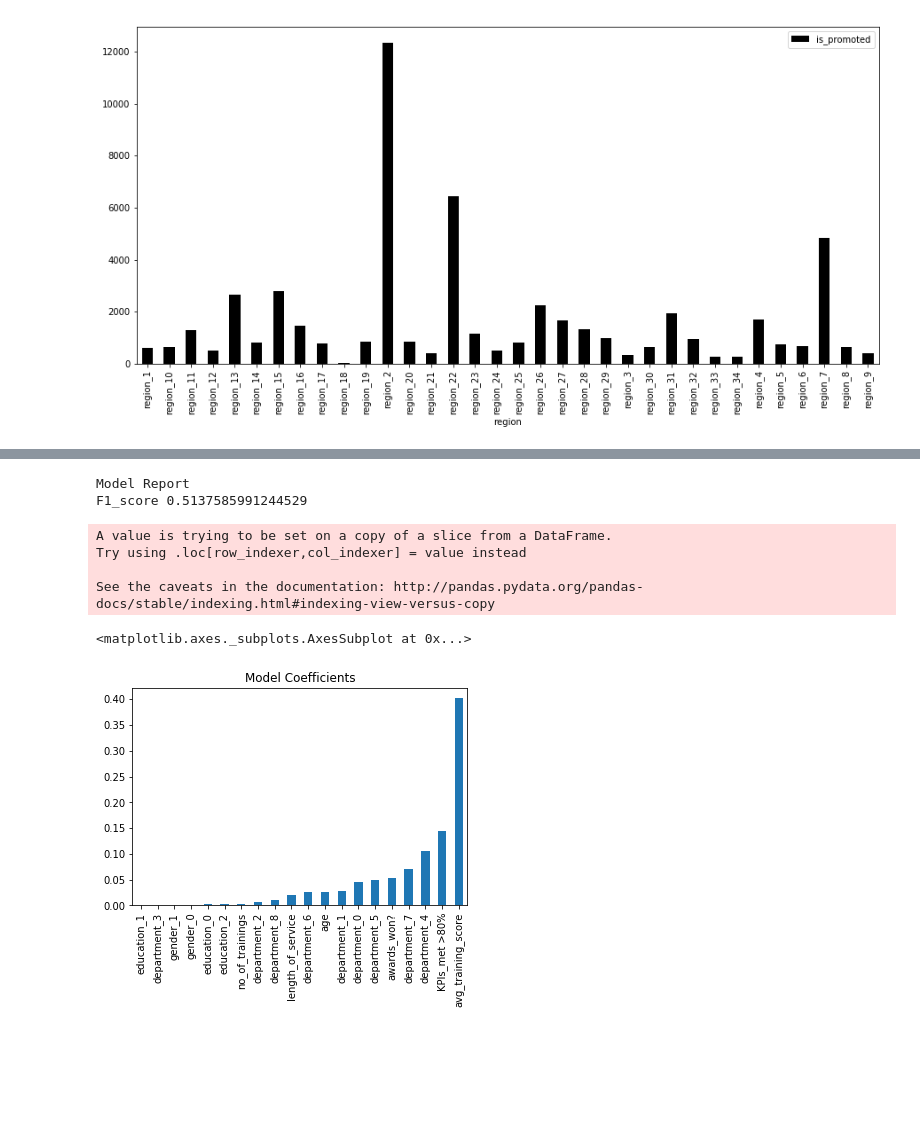
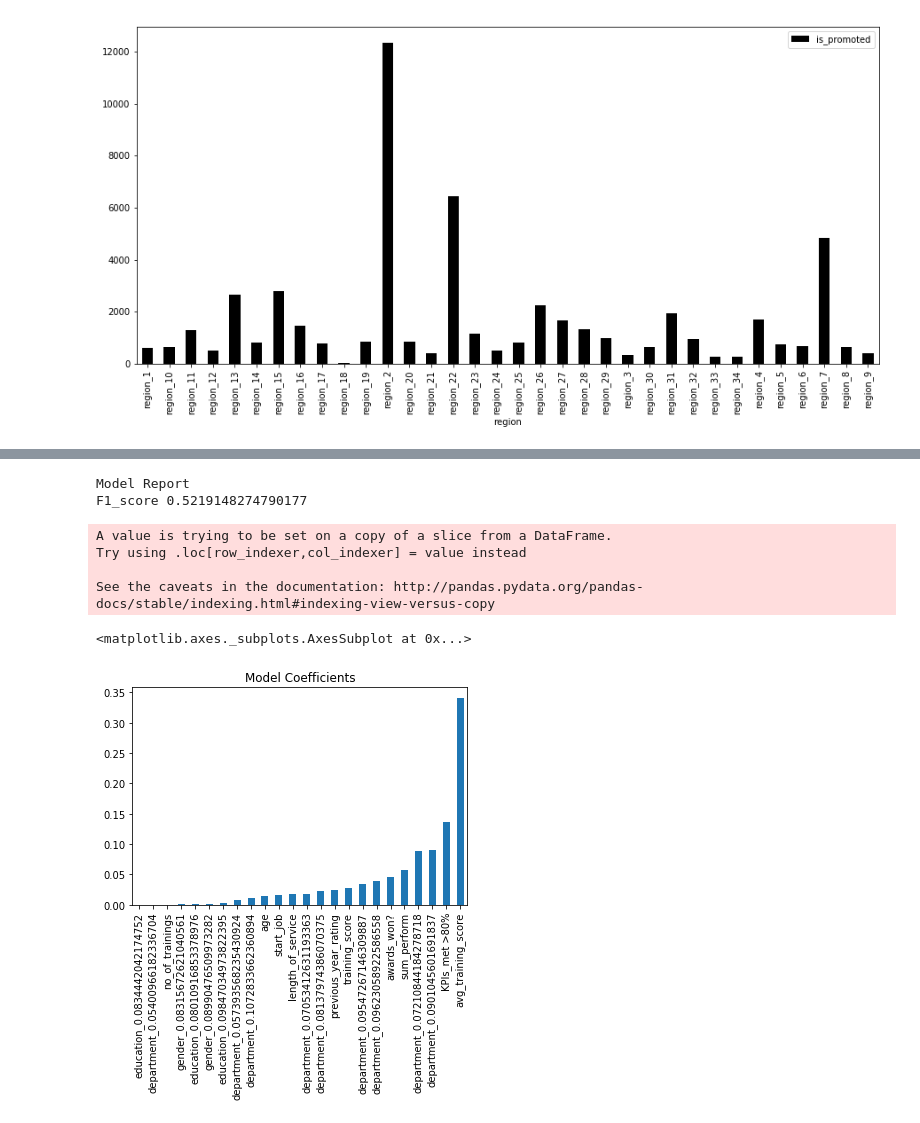
Before and after one commit to IITGuwahati-AI/Learning-Content, a Jupyter notebook: HR_analytics.ipynb, the cells around one changed output, grey strips where cells are left out. Cells and saved outputs as stored; diff of their text form; code cells hidden in the pictures; blank space fills up the shorter version.

```diff
--- a/HR_analytics.ipynb
+++ b/HR_analytics.ipynb
@@ -343,3 +447,22 @@ for i in categ_variables:
+# %%
+def smoothing_target_encoder(df, column, target, weight=100):
+    # Compute the global mean
+    mean = df[target].mean()
+
+    # Compute the number of values and the mean of each group
+    agg = df.groupby(column)[target].agg(['count', 'mean'])
+    counts = agg['count']
+    means = agg['mean']
+
+    # Compute the 'smoothed' means
+    smooth = (counts * means + weight * mean) / (counts + weight)
+
+    # Replace each value by the according smoothed mean
+    return df[column].map(smooth)
+# %%
+df['department'] = smoothing_target_encoder(df, 'department','is_promoted')
+df['gender'] = smoothing_target_encoder(df, 'gender','is_promoted')
+df['education'] = smoothing_target_encoder(df, 'education','is_promoted')
 # %%
 df = pd.get_dummies(df, columns = ['department','gender','education'])
 df.dtypes
@@ -432,0 +535,6 @@ dtype: int64
+# %%
+from sklearn.decomposition import PCA
+pca=PCA(n_components=10)
+pca.fit(train)
+X = pca.transform(train)
+print(pca.explained_variance_)
@@ -446,7 +558,7 @@ def modelfit(alg, dtrain, dtest, predictors, target, IDcol, filename):
     dtrain_predictions = alg.predict(dtrain[predictors])
 
     #Perform cross-validation:
-    cv_score = cross_val_score(alg, dtrain[predictors], dtrain[target], cv=5, scoring='f1')
+    cv_score = cross_val_score(alg, dtrain[predictors], dtrain[target], cv=10, scoring='f1')
 
     #Print model report:
     print("\nModel Report")
@@ -501,17 +589,17 @@ See the caveats in the documentation: http://pandas.pydata.org/pandas-docs/stabl
 # %%
 from sklearn.ensemble import GradientBoostingClassifier
 predictors = [x for x in train.columns if x not in [target]+IDcol]
 
-alg3 = GradientBoostingClassifier(n_estimators = 400,  min_samples_leaf = 50, subsample = 0.65, learning_rate = 0.15, loss = 'deviance')
+alg3 = GradientBoostingClassifier(n_estimators = 300,  min_samples_leaf = 50, subsample = 0.65, learning_rate = 0.2, loss = 'deviance')
 modelfit(alg3, train, test, predictors, target, IDcol, 'alg3.csv')
 coef3 = pd.Series(alg3.feature_importances_, predictors).sort_values()
 coef3.plot(kind='bar', title='Model Coefficients')
 # %% [output]
 Model Report
-F1_score 0.5137585991244529
+F1_score 0.5219148274790177
 A value is trying to be set on a copy of a slice from a DataFrame.
 Try using .loc[row_indexer,col_indexer] = value instead
 
 See the caveats in the documentation: http://pandas.pydata.org/pandas-docs/stable/indexing.html#indexing-view-versus-copy
 <matplotlib.axes._subplots.AxesSubplot at 0x...>
-[figure, old version]
+[figure, new version]
```
Also changed, not shown: parts of 28 cells of this notebook.
